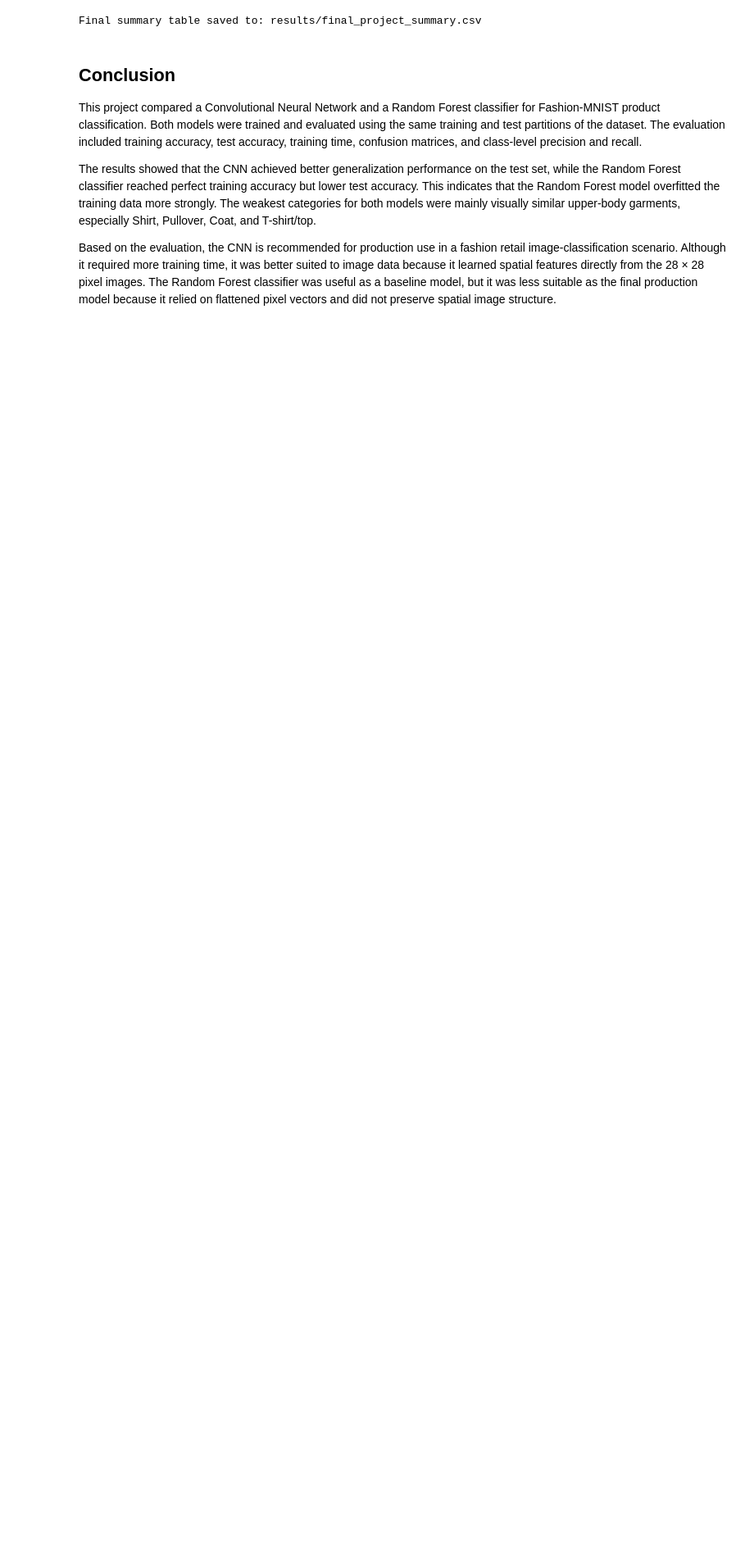
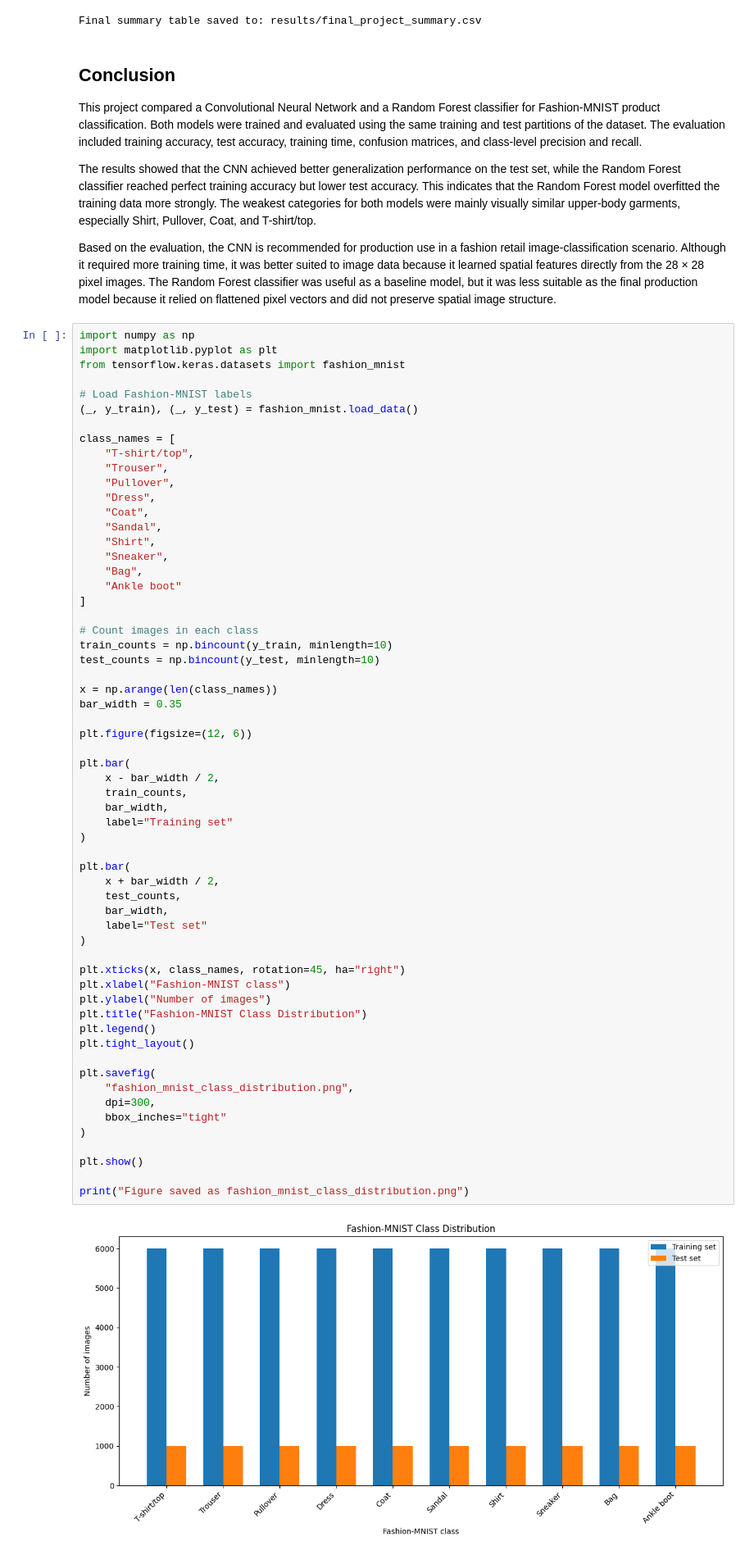
Before and after one commit to aydanh2005/Fashion_MNIST_Task2_Project, a Jupyter notebook: Fashion_MNIST_Task2_Project.ipynb, the cells around one changed output. Shown at 82% size. Saved outputs shown, nothing was run; the diff lists cells and outputs as text; blank space fills up the shorter version.

```diff
--- a/Fashion_MNIST_Task2_Project.ipynb
+++ b/Fashion_MNIST_Task2_Project.ipynb
@@ -812,3 +806,65 @@ This project compared a Convolutional Neural Network and a Random Forest classif
 The results showed that the CNN achieved better generalization performance on the test set, while the Random Forest classifier reached perfect training accuracy but lower test accuracy. This indicates that the Random Forest model overfitted the training data more strongly. The weakest categories for both models were mainly visually similar upper-body garments, especially Shirt, Pullover, Coat, and T-shirt/top.
 
 Based on the evaluation, the CNN is recommended for production use in a fashion retail image-classification scenario. Although it required more training time, it was better suited to image data because it learned spatial features directly from the 28 × 28 pixel images. The Random Forest classifier was useful as a baseline model, but it was less suitable as the final production model because it relied on flattened pixel vectors and did not preserve spatial image structure.
+# %%
+import numpy as np
+import matplotlib.pyplot as plt
+from tensorflow.keras.datasets import fashion_mnist
+
+# Load Fashion-MNIST labels
+(_, y_train), (_, y_test) = fashion_mnist.load_data()
+
+class_names = [
+    "T-shirt/top",
+    "Trouser",
+    "Pullover",
+    "Dress",
+    "Coat",
+    "Sandal",
+    "Shirt",
+    "Sneaker",
+    "Bag",
+    "Ankle boot"
+]
+
+# Count images in each class
+train_counts = np.bincount(y_train, minlength=10)
+test_counts = np.bincount(y_test, minlength=10)
+
+x = np.arange(len(class_names))
+bar_width = 0.35
+
+plt.figure(figsize=(12, 6))
+
+plt.bar(
+    x - bar_width / 2,
+    train_counts,
+    bar_width,
+    label="Training set"
+)
+
+plt.bar(
+    x + bar_width / 2,
+    test_counts,
+    bar_width,
+    label="Test set"
+)
+
+plt.xticks(x, class_names, rotation=45, ha="right")
+plt.xlabel("Fashion-MNIST class")
+plt.ylabel("Number of images")
+plt.title("Fashion-MNIST Class Distribution")
+plt.legend()
+plt.tight_layout()
+
+plt.savefig(
+    "fashion_mnist_class_distribution.png",
+    dpi=300,
+    bbox_inches="tight"
+)
+
+plt.show()
+
+print("Figure saved as fashion_mnist_class_distribution.png")
+# %% [output]
+[figure, added]
```
Also changed, not shown: parts of 21 cells of this notebook.
